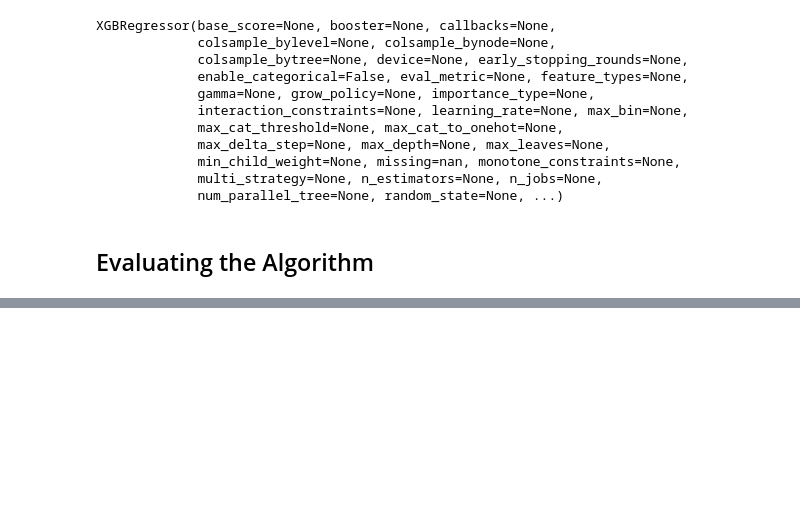
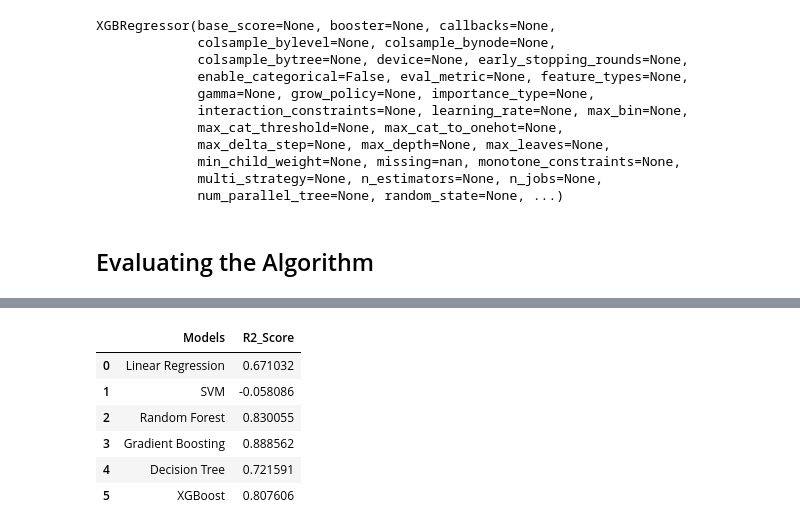
Before and after one commit to SurekhaBerlin/Pizza-price-prediction-using-ML, a Jupyter notebook: Pizza_Price_Prediction_using_Machine_Learning_.ipynb, the cells around one changed output, grey strips where cells are left out. Saved outputs shown, nothing was run; the diff lists cells and outputs as text; code cells hidden in the pictures; blank space fills up the shorter version.

```diff
--- a/Pizza_Price_Prediction_using_Machine_Learning_.ipynb
+++ b/Pizza_Price_Prediction_using_Machine_Learning_.ipynb
@@ -767,0 +797,13 @@ print(score1,score2,score3,score4,score5,score6)
+# %%
+final_data = pd.DataFrame({'Models':['Linear Regression','SVM','Random Forest','Gradient Boosting','Decision Tree','XGBoost'],
+                           'R2_Score':[score1,score2,score3,score4,score5,score6]})
+# %%
+final_data
+# %% [output]
+|  | Models | R2_Score |
+| 0 | Linear Regression | 0.671032 |
+| 1 | SVM | -0.058086 |
+| 2 | Random Forest | 0.830055 |
+| 3 | Gradient Boosting | 0.888562 |
+| 4 | Decision Tree | 0.721591 |
+| 5 | XGBoost | 0.807606 |
```
Also changed, not shown: parts of 13 cells of this notebook.
